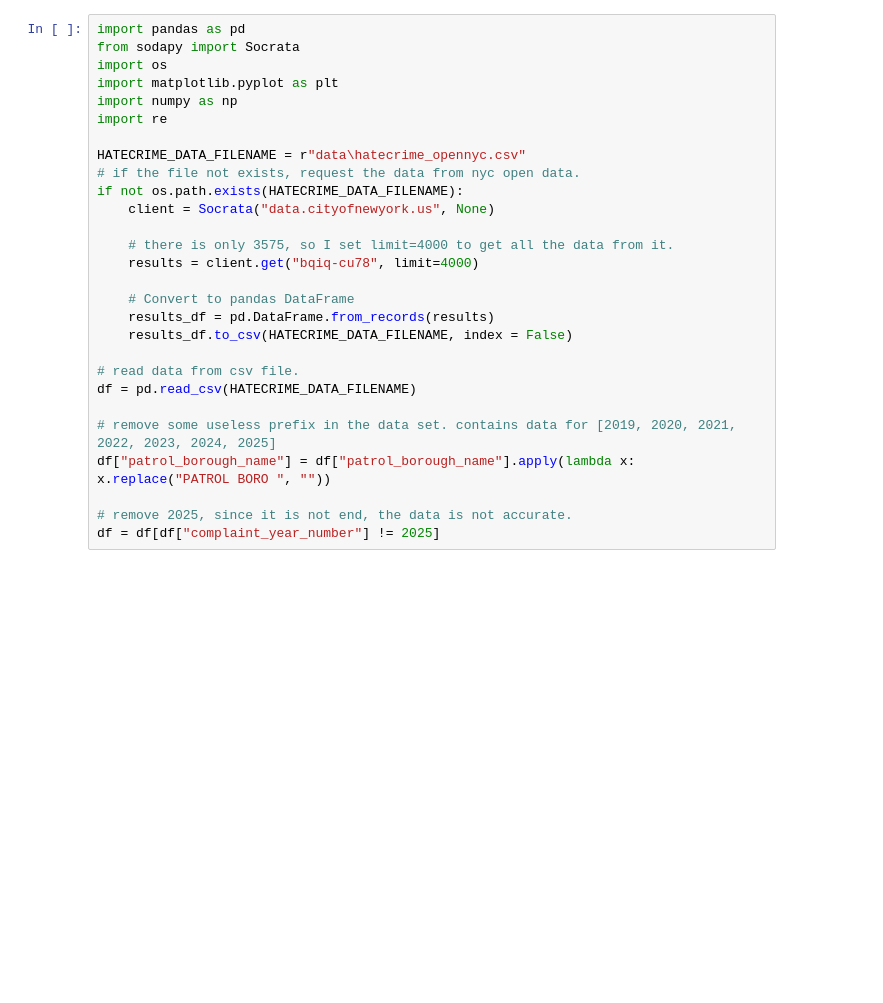
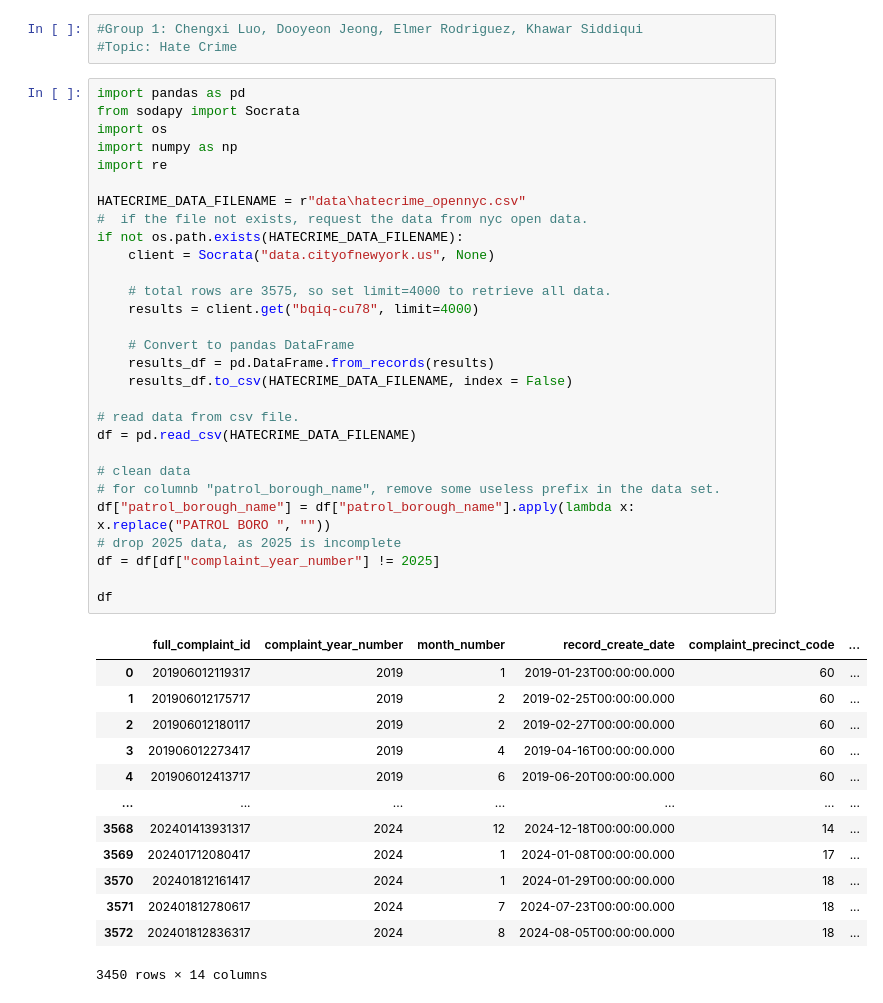
Before and after one commit to chengxilo/com2300-group-project, a Jupyter notebook: hatecrime.ipynb, the cells around one changed output. Cells and saved outputs as stored; diff of their text form; blank space fills up the shorter version.

```diff
--- a/hatecrime.ipynb
+++ b/hatecrime.ipynb
@@ -1,31 +1,49 @@
+# %%
+#Group 1: Chengxi Luo, Dooyeon Jeong, Elmer Rodriguez, Khawar Siddiqui
+#Topic: Hate Crime
 # %%
 import pandas as pd
 from sodapy import Socrata
 import os
-import matplotlib.pyplot as plt
 import numpy as np
 import re
 
 HATECRIME_DATA_FILENAME = r"data\hatecrime_opennyc.csv"
-# if the file not exists, request the data from nyc open data.
+#  if the file not exists, request the data from nyc open data.
 if not os.path.exists(HATECRIME_DATA_FILENAME):
     client = Socrata("data.cityofnewyork.us", None)
 
-    # there is only 3575, so I set limit=4000 to get all the data from it.
+    # total rows are 3575, so set limit=4000 to retrieve all data.
     results = client.get("bqiq-cu78", limit=4000)
 
     # Convert to pandas DataFrame
     results_df = pd.DataFrame.from_records(results)
     results_df.to_csv(HATECRIME_DATA_FILENAME, index = False)
 
 # read data from csv file.
 df = pd.read_csv(HATECRIME_DATA_FILENAME)
 
-# remove some useless prefix in the data set. contains data for [2019, 2020, 2021, 2022, 2023, 2024, 2025]
+# clean data
+# for columnb "patrol_borough_name", remove some useless prefix in the data set.
 df["patrol_borough_name"] = df["patrol_borough_name"].apply(lambda x: x.replace("PATROL BORO ", ""))
+# drop 2025 data, as 2025 is incomplete
+df = df[df["complaint_year_number"] != 2025]
 
-# remove 2025, since it is not end, the data is not accurate.
-df = df[df["complaint_year_number"] != 2025]
+df
+# %% [output]
+|  | full_complaint_id | complaint_year_number | month_number | record_create_date | complaint_precinct_code | ... |
+| 0 | 201906012119317 | 2019 | 1 | 2019-01-23T00:00:00.000 | 60 | ... |
+| 1 | 201906012175717 | 2019 | 2 | 2019-02-25T00:00:00.000 | 60 | ... |
+| 2 | 201906012180117 | 2019 | 2 | 2019-02-27T00:00:00.000 | 60 | ... |
+| 3 | 201906012273417 | 2019 | 4 | 2019-04-16T00:00:00.000 | 60 | ... |
+| 4 | 201906012413717 | 2019 | 6 | 2019-06-20T00:00:00.000 | 60 | ... |
+| ... | ... | ... | ... | ... | ... | ... |
+| 3568 | 202401413931317 | 2024 | 12 | 2024-12-18T00:00:00.000 | 14 | ... |
+| 3569 | 202401712080417 | 2024 | 1 | 2024-01-08T00:00:00.000 | 17 | ... |
+| 3570 | 202401812161417 | 2024 | 1 | 2024-01-29T00:00:00.000 | 18 | ... |
+| 3571 | 202401812780617 | 2024 | 7 | 2024-07-23T00:00:00.000 | 18 | ... |
+| 3572 | 202401812836317 | 2024 | 8 | 2024-08-05T00:00:00.000 | 18 | ... |
+3450 rows × 14 columns
 # %%
 by_year_region = df.groupby(["complaint_year_number","patrol_borough_name"])["full_complaint_id"].count().unstack(level="patrol_borough_name")
 # currently the columns name is patrol_borough_name. We don't need it so just remove it
```
Also changed, not shown: parts of 16 cells of this notebook.
